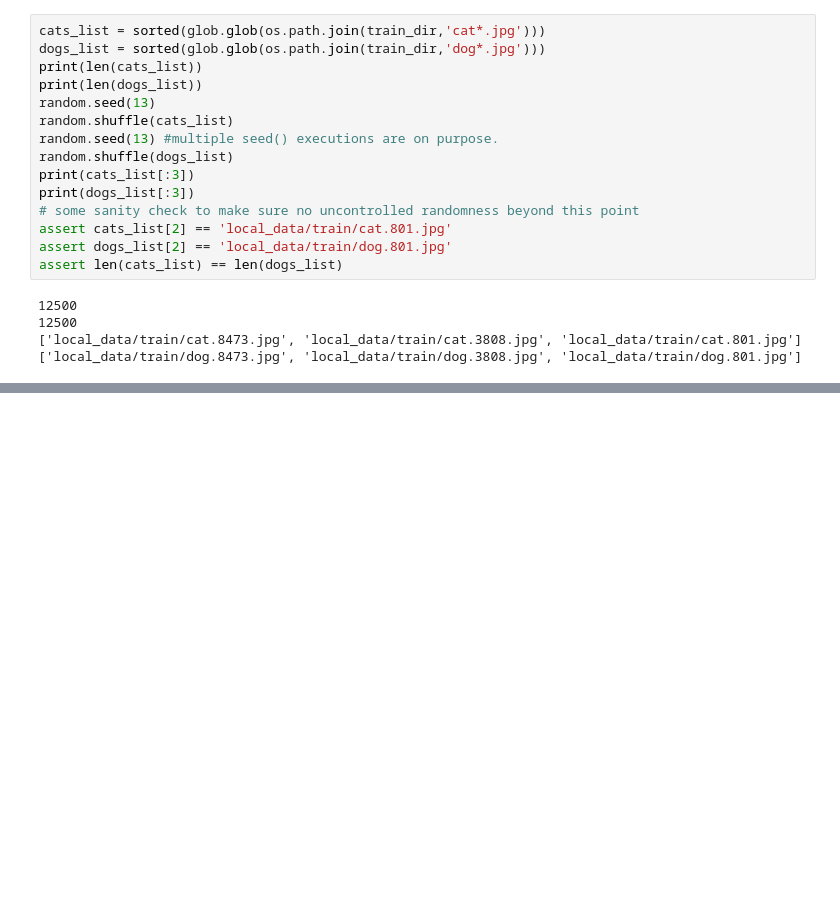
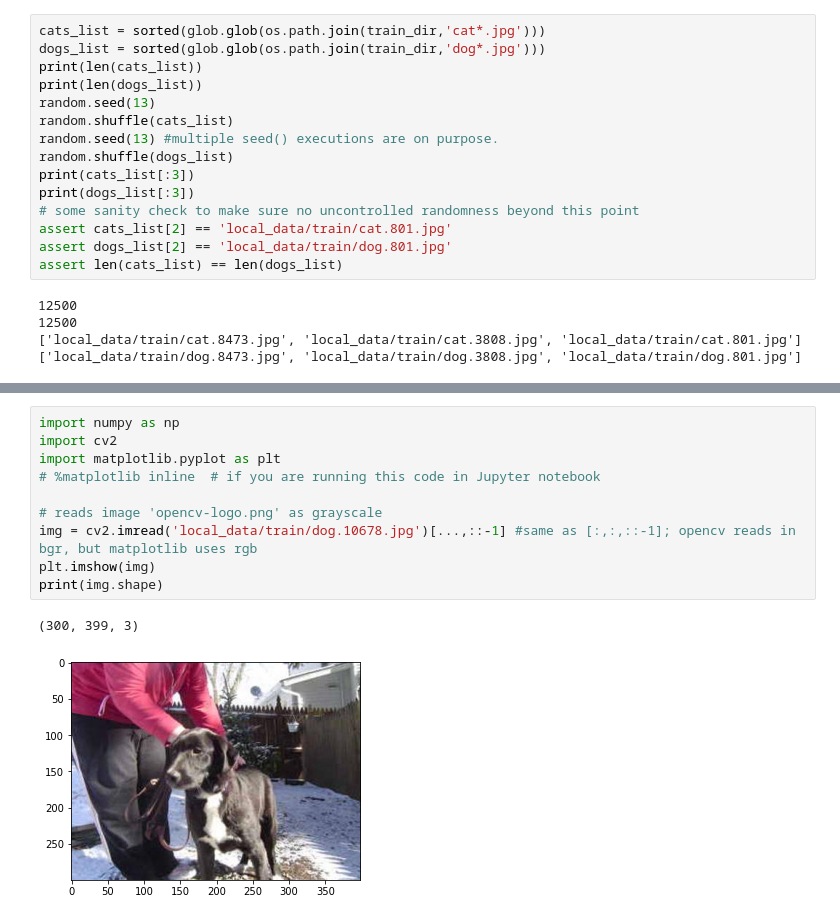
Before and after one commit to Huxwell/ColabNNs, a Jupyter notebook: cats_n_dogs_create_hybrids_pynb.ipynb, the cells around one changed output, grey strips where cells are left out. Drawn from its saved outputs; the diff is of its cells as text; blank space fills up the shorter version.

```diff
--- a/cats_n_dogs_create_hybrids_pynb.ipynb
+++ b/cats_n_dogs_create_hybrids_pynb.ipynb
@@ -57,0 +145,13 @@ assert len(cats_list) == len(dogs_list)
+# %%
+import numpy as np
+import cv2
+import matplotlib.pyplot as plt
+# %matplotlib inline  # if you are running this code in Jupyter notebook
+
+# reads image 'opencv-logo.png' as grayscale
+img = cv2.imread('local_data/train/dog.10678.jpg')[...,::-1] #same as [:,:,::-1]; opencv reads in bgr, but matplotlib uses rgb
+plt.imshow(img)
+print(img.shape)
+# %% [output]
+(300, 399, 3)
+[figure, added]
```
Also changed, not shown: parts of 11 cells of this notebook.
